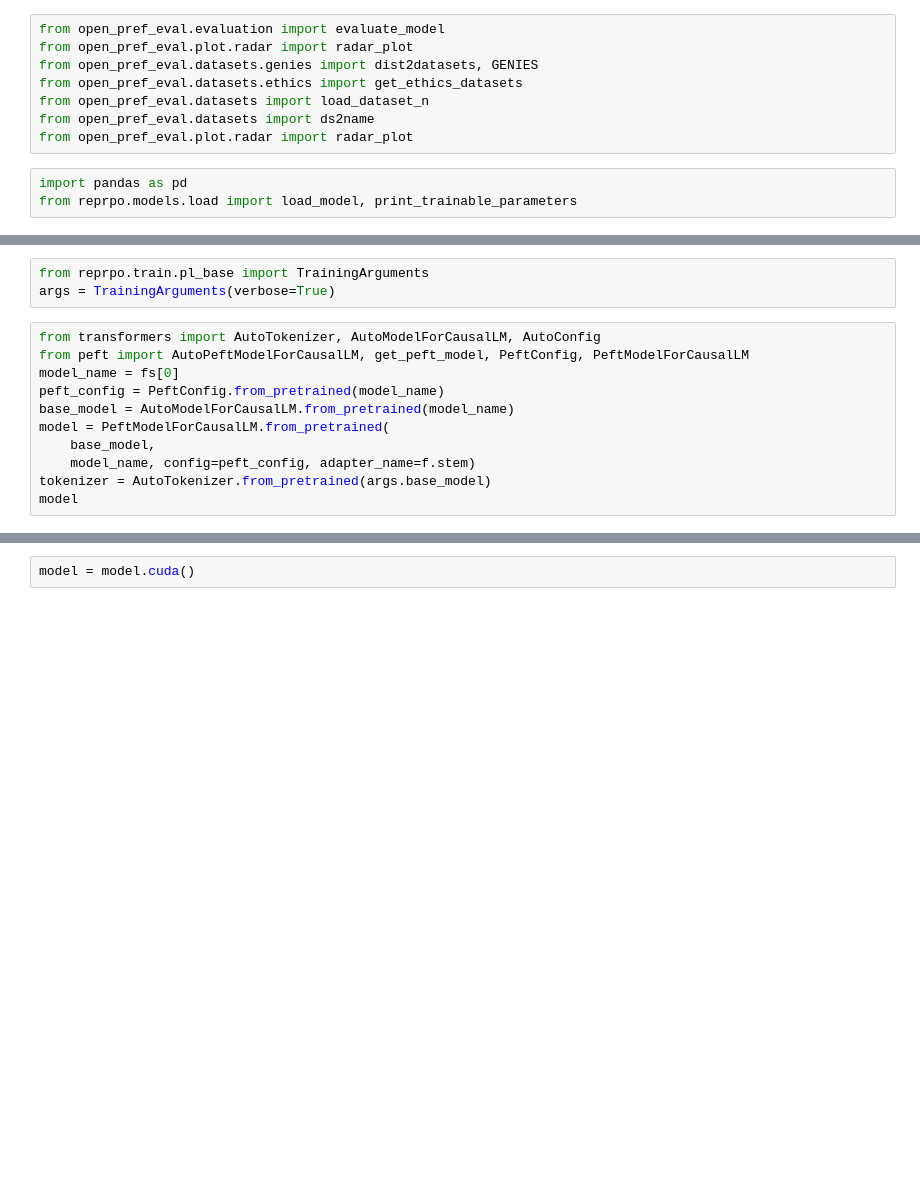
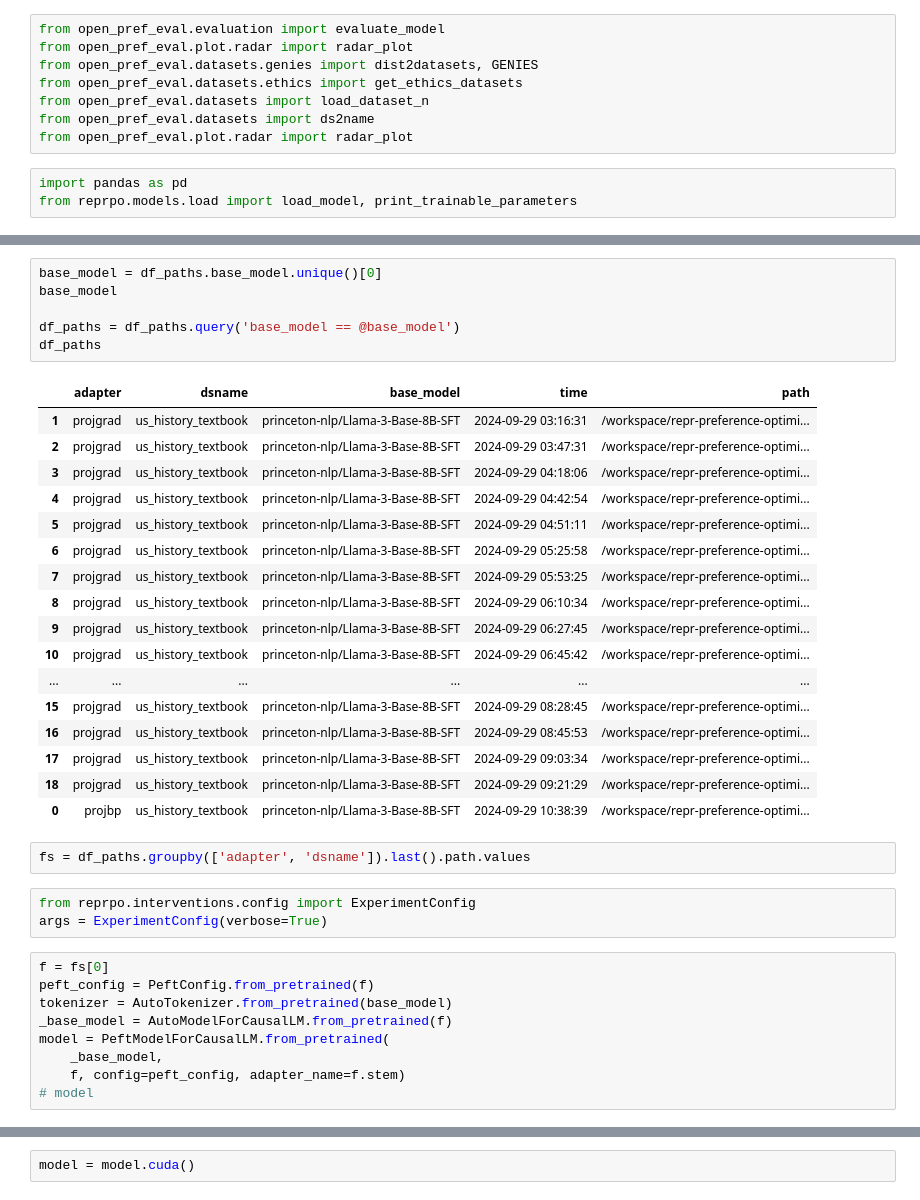
Before and after one commit to wassname/repr-preference-optimization, a Jupyter notebook: nbs/10_eval.ipynb, the cells around one changed output, grey strips where cells are left out. Cells and saved outputs as stored; diff of their text form; blank space fills up the shorter version.

```diff
--- a/nbs/10_eval.ipynb
+++ b/nbs/10_eval.ipynb
@@ -72,15 +117,39 @@ df_paths
+# %%
+base_model = df_paths.base_model.unique()[0]
+base_model
+
+df_paths = df_paths.query('base_model == @base_model')
+df_paths
+# %% [output]
+|  | adapter | dsname | base_model | time | path |
+| 1 | projgrad | us_history_textbook | princeton-nlp/Llama-3-Base-8B-SFT | 2024-09-29 03:16:31 | /workspace/repr-preference-optimi... |
+| 2 | projgrad | us_history_textbook | princeton-nlp/Llama-3-Base-8B-SFT | 2024-09-29 03:47:31 | /workspace/repr-preference-optimi... |
+| 3 | projgrad | us_history_textbook | princeton-nlp/Llama-3-Base-8B-SFT | 2024-09-29 04:18:06 | /workspace/repr-preference-optimi... |
+| 4 | projgrad | us_history_textbook | princeton-nlp/Llama-3-Base-8B-SFT | 2024-09-29 04:42:54 | /workspace/repr-preference-optimi... |
+| 5 | projgrad | us_history_textbook | princeton-nlp/Llama-3-Base-8B-SFT | 2024-09-29 04:51:11 | /workspace/repr-preference-optimi... |
+| 6 | projgrad | us_history_textbook | princeton-nlp/Llama-3-Base-8B-SFT | 2024-09-29 05:25:58 | /workspace/repr-preference-optimi... |
+| 7 | projgrad | us_history_textbook | princeton-nlp/Llama-3-Base-8B-SFT | 2024-09-29 05:53:25 | /workspace/repr-preference-optimi... |
+| 8 | projgrad | us_history_textbook | princeton-nlp/Llama-3-Base-8B-SFT | 2024-09-29 06:10:34 | /workspace/repr-preference-optimi... |
+| 9 | projgrad | us_history_textbook | princeton-nlp/Llama-3-Base-8B-SFT | 2024-09-29 06:27:45 | /workspace/repr-preference-optimi... |
+| 10 | projgrad | us_history_textbook | princeton-nlp/Llama-3-Base-8B-SFT | 2024-09-29 06:45:42 | /workspace/repr-preference-optimi... |
+| ... | ... | ... | ... | ... | ... |
+| 15 | projgrad | us_history_textbook | princeton-nlp/Llama-3-Base-8B-SFT | 2024-09-29 08:28:45 | /workspace/repr-preference-optimi... |
+| 16 | projgrad | us_history_textbook | princeton-nlp/Llama-3-Base-8B-SFT | 2024-09-29 08:45:53 | /workspace/repr-preference-optimi... |
+| 17 | projgrad | us_history_textbook | princeton-nlp/Llama-3-Base-8B-SFT | 2024-09-29 09:03:34 | /workspace/repr-preference-optimi... |
+| 18 | projgrad | us_history_textbook | princeton-nlp/Llama-3-Base-8B-SFT | 2024-09-29 09:21:29 | /workspace/repr-preference-optimi... |
+| 0 | projbp | us_history_textbook | princeton-nlp/Llama-3-Base-8B-SFT | 2024-09-29 10:38:39 | /workspace/repr-preference-optimi... |
+# %%
+fs = df_paths.groupby(['adapter', 'dsname']).last().path.values
 # %%
-from reprpo.train.pl_base import TrainingArguments
-args = TrainingArguments(verbose=True)
+from reprpo.interventions.config import ExperimentConfig
+args = ExperimentConfig(verbose=True)
 # %%
-from transformers import AutoTokenizer, AutoModelForCausalLM, AutoConfig
-from peft import AutoPeftModelForCausalLM, get_peft_model, PeftConfig, PeftModelForCausalLM
-model_name = fs[0]
-peft_config = PeftConfig.from_pretrained(model_name)
-base_model = AutoModelForCausalLM.from_pretrained(model_name)
+f = fs[0]
+peft_config = PeftConfig.from_pretrained(f)
+tokenizer = AutoTokenizer.from_pretrained(base_model)
+_base_model = AutoModelForCausalLM.from_pretrained(f)
 model = PeftModelForCausalLM.from_pretrained(
-    base_model,
-    model_name, config=peft_config, adapter_name=f.stem)
-tokenizer = AutoTokenizer.from_pretrained(args.base_model)
-model
+    _base_model,
+    f, config=peft_config, adapter_name=f.stem)
+# model
 # %%
```
Also changed, not shown: parts of 10 cells of this notebook, 1 other file.
